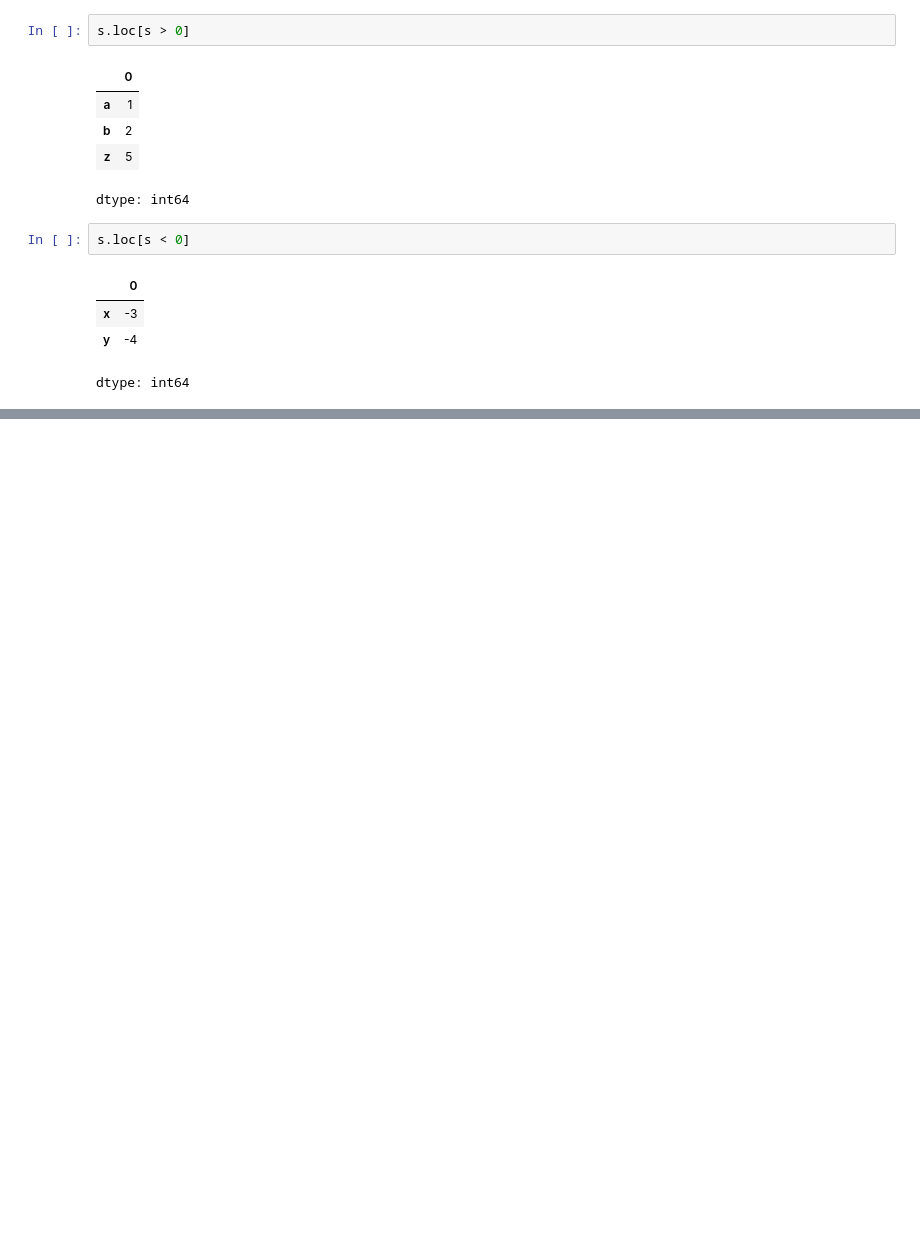
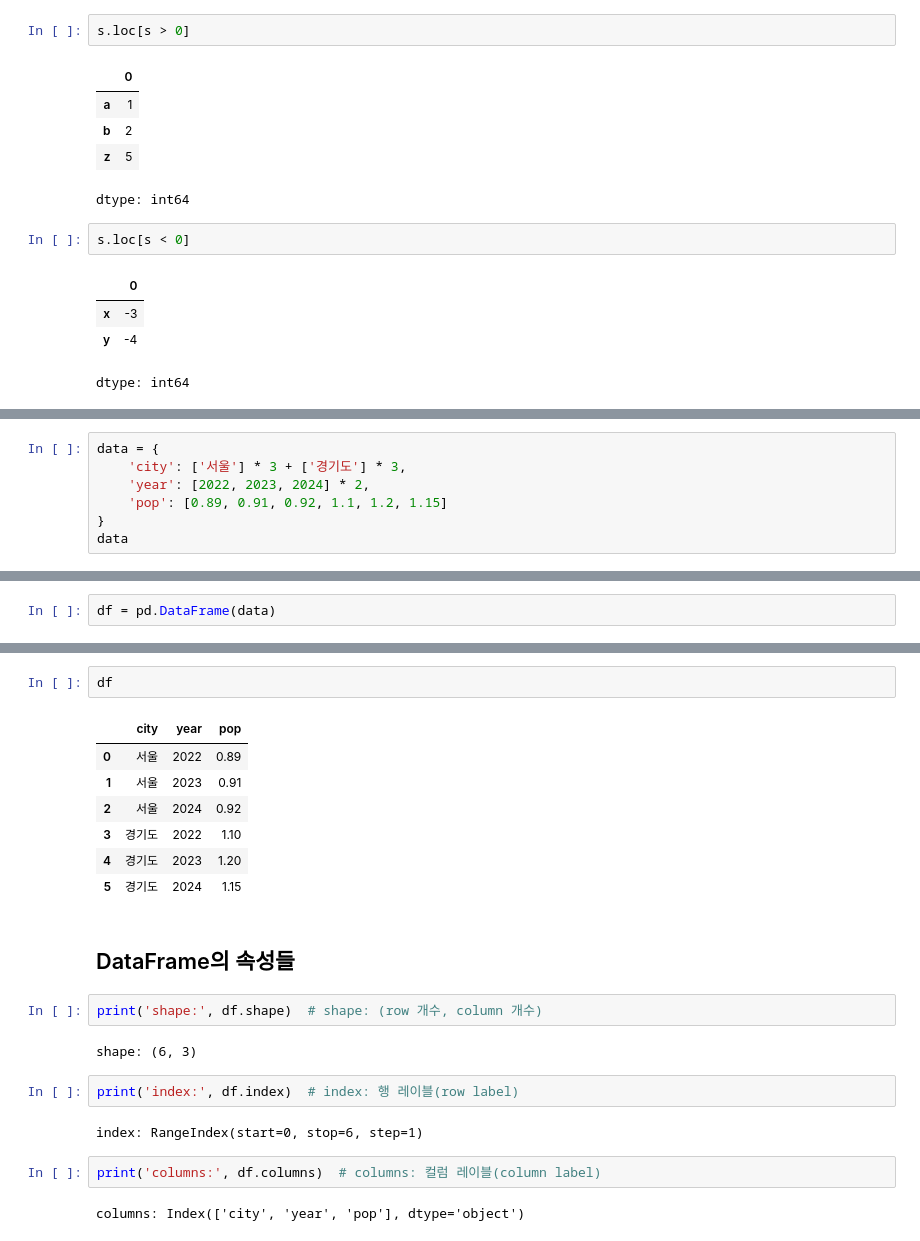
Before and after one commit to JakeOh/202511_BD53, a Jupyter notebook: lab_python/da02_pandas.ipynb, the cells around one changed output, grey strips where cells are left out. Cells and saved outputs as stored; diff of their text form; blank space fills up the shorter version.

Commit message:
DataFrame index, columns

```diff
--- a/lab_python/da02_pandas.ipynb
+++ b/lab_python/da02_pandas.ipynb
@@ -232,0 +236,7 @@ dtype: int64
+# %%
+data = {
+    'city': ['서울'] * 3 + ['경기도'] * 3,
+    'year': [2022, 2023, 2024] * 2,
+    'pop': [0.89, 0.91, 0.92, 1.1, 1.2, 1.15]
+}
+data
@@ -232,0 +247,2 @@ dtype: int64
+# %%
+df = pd.DataFrame(data)
@@ -232,0 +259,24 @@ dtype: int64
+# %%
+df
+# %% [output]
+|  | city | year | pop |
+| 0 | 서울 | 2022 | 0.89 |
+| 1 | 서울 | 2023 | 0.91 |
+| 2 | 서울 | 2024 | 0.92 |
+| 3 | 경기도 | 2022 | 1.10 |
+| 4 | 경기도 | 2023 | 1.20 |
+| 5 | 경기도 | 2024 | 1.15 |
+# %% [markdown]
+## DataFrame의 속성들
+# %%
+print('shape:', df.shape)  # shape: (row 개수, column 개수)
+# %% [output]
+shape: (6, 3)
+# %%
+print('index:', df.index)  # index: 행 레이블(row label)
+# %% [output]
+index: RangeIndex(start=0, stop=6, step=1)
+# %%
+print('columns:', df.columns)  # columns: 컬럼 레이블(column label)
+# %% [output]
+columns: Index(['city', 'year', 'pop'], dtype='object')
```
Also changed, not shown: parts of 17 cells of this notebook.
